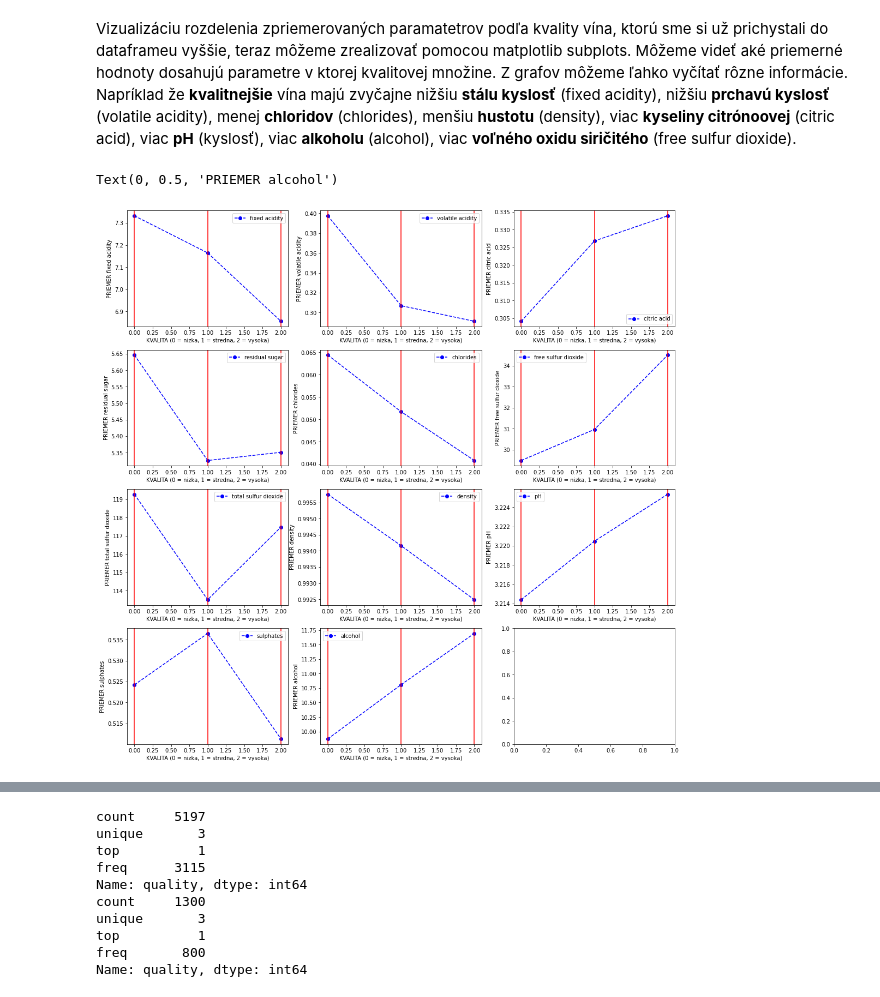
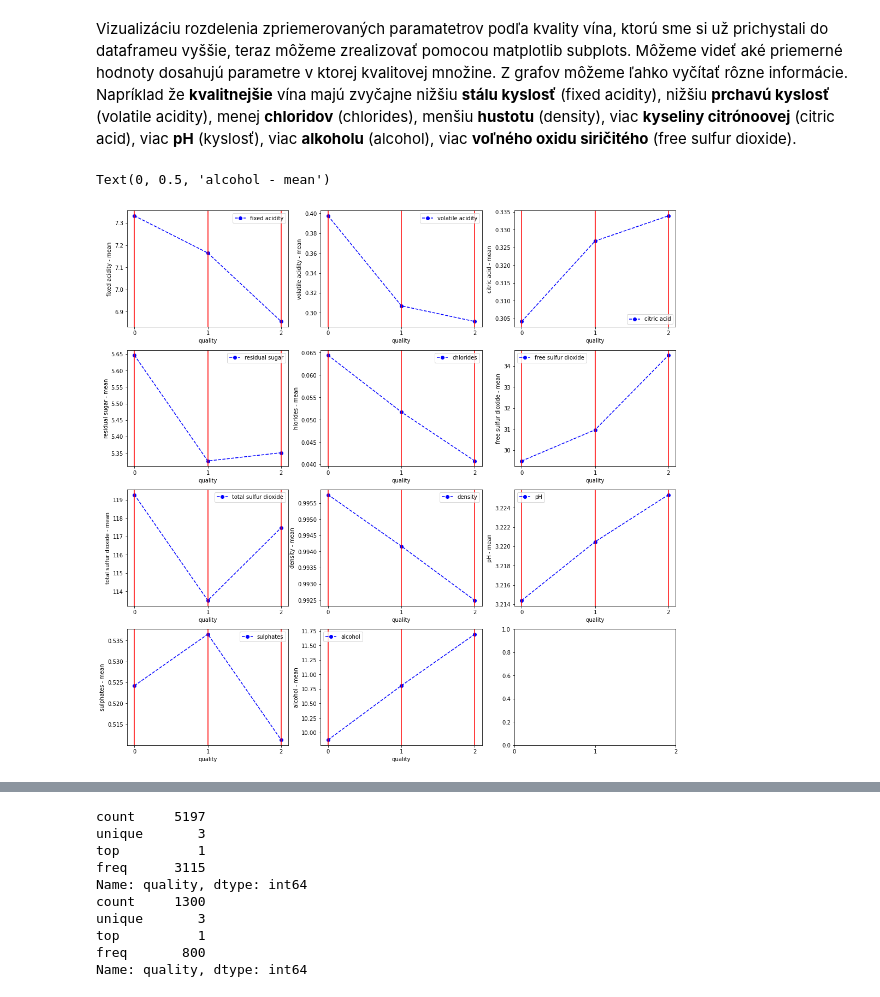
Before and after one commit to samodicer/Dicer_NS2021, a Jupyter notebook: wine_quality.ipynb, the cells around one changed output, grey strips where cells are left out. Drawn from its saved outputs; the diff is of its cells as text; code cells hidden in the pictures.

```diff
--- a/wine_quality.ipynb
+++ b/wine_quality.ipynb
@@ -138,97 +141,100 @@ sns.heatmap(corr, xticklabels = corr.columns.values,
 fig, axs = plt.subplots(4,3)
 fig.set_figheight(18)
 fig.set_figwidth(18)
+
+plt.setp(axs,xticks=[0, 1, 2])
 
 axs[0,0].plot(np.array(means["fixed acidity"]),'bo',linestyle='--',label="fixed acidity")
 axs[0,0].legend(loc="upper right")
 axs[0,0].axvline(x=0,color="r")
 axs[0,0].axvline(x=1,color="r")
 axs[0,0].axvline(x=2,color="r")
-axs[0,0].set_xlabel('KVALITA (0 = nizka, 1 = stredna, 2 = vysoka)')
-axs[0,0].set_ylabel('PRIEMER fixed acidity')
+axs[0,0].set_xlabel('quality')
+axs[0,0].set_ylabel('fixed acidity - mean')
+axs[0,0].set
 
 axs[0,1].plot(np.array(means["volatile acidity"]),'bo',linestyle='--',label="volatile acidity")
 axs[0,1].legend(loc="upper right")
 axs[0,1].axvline(x=0,color="r")
 axs[0,1].axvline(x=1,color="r")
 axs[0,1].axvline(x=2,color="r")
-axs[0,1].set_xlabel('KVALITA (0 = nizka, 1 = stredna, 2 = vysoka)')
-axs[0,1].set_ylabel('PRIEMER volatile acidity')
+axs[0,1].set_xlabel('quality')
+axs[0,1].set_ylabel('volatile acidity - mean')
 
 axs[0,2].plot(np.array(means["citric acid"]),'bo',linestyle='--',label="citric acid")
 axs[0,2].legend(loc="lower right")
 axs[0,2].axvline(x=0,color="r")
 axs[0,2].axvline(x=1,color="r")
 axs[0,2].axvline(x=2,color="r")
-axs[0,2].set_xlabel('KVALITA (0 = nizka, 1 = stredna, 2 = vysoka)')
-axs[0,2].set_ylabel('PRIEMER citric acid')
+axs[0,2].set_xlabel('quality')
+axs[0,2].set_ylabel('citric acid - mean')
 
 axs[1,0].plot(np.array(means["residual sugar"]),'bo',linestyle='--',label="residual sugar")
 axs[1,0].legend(loc="upper right")
 axs[1,0].axvline(x=0,color="r")
 axs[1,0].axvline(x=1,color="r")
 axs[1,0].axvline(x=2,color="r")
-axs[1,0].set_xlabel('KVALITA (0 = nizka, 1 = stredna, 2 = vysoka)')
-axs[1,0].set_ylabel('PRIEMER residual sugar')
+axs[1,0].set_xlabel('quality')
+axs[1,0].set_ylabel('residual sugar - mean')
 
 axs[1,1].plot(np.array(means["chlorides"]),'bo',linestyle='--',label="chlorides")
 axs[1,1].legend(loc="upper right")
 axs[1,1].axvline(x=0,color="r")
 axs[1,1].axvline(x=1,color="r")
 axs[1,1].axvline(x=2,color="r")
-axs[1,1].set_xlabel('KVALITA (0 = nizka, 1 = stredna, 2 = vysoka)')
-axs[1,1].set_ylabel('PRIEMER chlorides')
+axs[1,1].set_xlabel('quality')
+axs[1,1].set_ylabel('hlorides - mean')
 
 axs[1,2].plot(np.array(means["free sulfur dioxide"]),'bo',linestyle='--',label="free sulfur dioxide")
 axs[1,2].legend(loc="upper left")
 axs[1,2].axvline(x=0,color="r")
 axs[1,2].axvline(x=1,color="r")
 axs[1,2].axvline(x=2,color="r")
-axs[1,2].set_xlabel('KVALITA (0 = nizka, 1 = stredna, 2 = vysoka)')
-axs[1,2].set_ylabel('PRIEMER free sulfur dioxide')
+axs[1,2].set_xlabel('quality')
+axs[1,2].set_ylabel('free sulfur dioxide - mean')
 
 axs[2,0].plot(np.array(means["total sulfur dioxide"]),'bo',linestyle='--',label="total sulfur dioxide")
 axs[2,0].legend(loc="upper right")
 axs[2,0].axvline(x=0,color="r")
 axs[2,0].axvline(x=1,color="r")
 axs[2,0].axvline(x=2,color="r")
-axs[2,0].set_xlabel('KVALITA (0 = nizka, 1 = stredna, 2 = vysoka)')
-axs[2,0].set_ylabel('PRIEMER total sulfur dioxide')
+axs[2,0].set_xlabel('quality')
+axs[2,0].set_ylabel('total sulfur dioxide - mean')
 
 axs[2,1].plot(np.array(means["density"]),'bo',linestyle='--',label="density")
 axs[2,1].legend(loc="upper right")
 axs[2,1].axvline(x=0,color="r")
 axs[2,1].axvline(x=1,color="r")
 axs[2,1].axvline(x=2,color="r")
-axs[2,1].set_xlabel('KVALITA (0 = nizka, 1 = stredna, 2 = vysoka)')
-axs[2,1].set_ylabel('PRIEMER density')
+axs[2,1].set_xlabel('quality')
+axs[2,1].set_ylabel('density - mean')
 
 axs[2,2].plot(np.array(means["pH"]),'bo',linestyle='--',label="pH")
 axs[2,2].legend(loc="upper left")
 axs[2,2].axvline(x=0,color="r")
 axs[2,2].axvline(x=1,color="r")
 axs[2,2].axvline(x=2,color="r")
-axs[2,2].set_xlabel('KVALITA (0 = nizka, 1 = stredna, 2 = vysoka)')
-axs[2,2].set_ylabel('PRIEMER pH')
+axs[2,2].set_xlabel('quality')
+axs[2,2].set_ylabel('pH - mean')
 
 axs[3,0].plot(np.array(means["sulphates"]),'bo',linestyle='--',label="sulphates")
 axs[3,0].legend(loc="upper right")
 axs[3,0].axvline(x=0,color="r")
 axs[3,0].axvline(x=1,color="r")
 axs[3,0].axvline(x=2,color="r")
-axs[3,0].set_xlabel('KVALITA (0 = nizka, 1 = stredna, 2 = vysoka)')
-axs[3,0].set_ylabel('PRIEMER sulphates')
+axs[3,0].set_xlabel('quality')
+axs[3,0].set_ylabel('sulphates - mean')
 
 axs[3,1].plot(np.array(means["alcohol"]),'bo',linestyle='--',label="alcohol")
 axs[3,1].legend(loc="upper left")
 axs[3,1].axvline(x=0,color="r")
 axs[3,1].axvline(x=1,color="r")
 axs[3,1].axvline(x=2,color="r")
-axs[3,1].set_xlabel('KVALITA (0 = nizka, 1 = stredna, 2 = vysoka)')
-axs[3,1].set_ylabel('PRIEMER alcohol')
+axs[3,1].set_xlabel('quality')
+axs[3,1].set_ylabel('alcohol - mean')
 # %% [output]
-Text(0, 0.5, 'PRIEMER alcohol')
+Text(0, 0.5, 'alcohol - mean')
-[figure, old version]
+[figure, new version]
 # %% [markdown]
 <h2>Aplikovanie viacvrstvového perceptrónu</h2>
 <p>Viacvrstvový perceptrón je neurónová sieť, ktorá je tvorená vzájomne prepojenými neurónmi, ktoré sú
```
Also changed, not shown: parts of 11 cells of this notebook, 1 other file.
